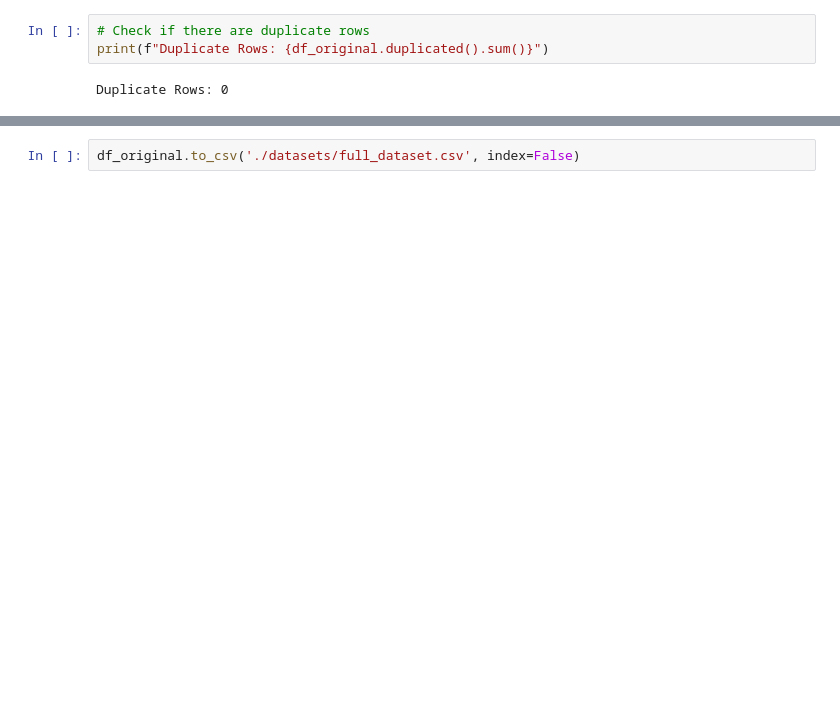
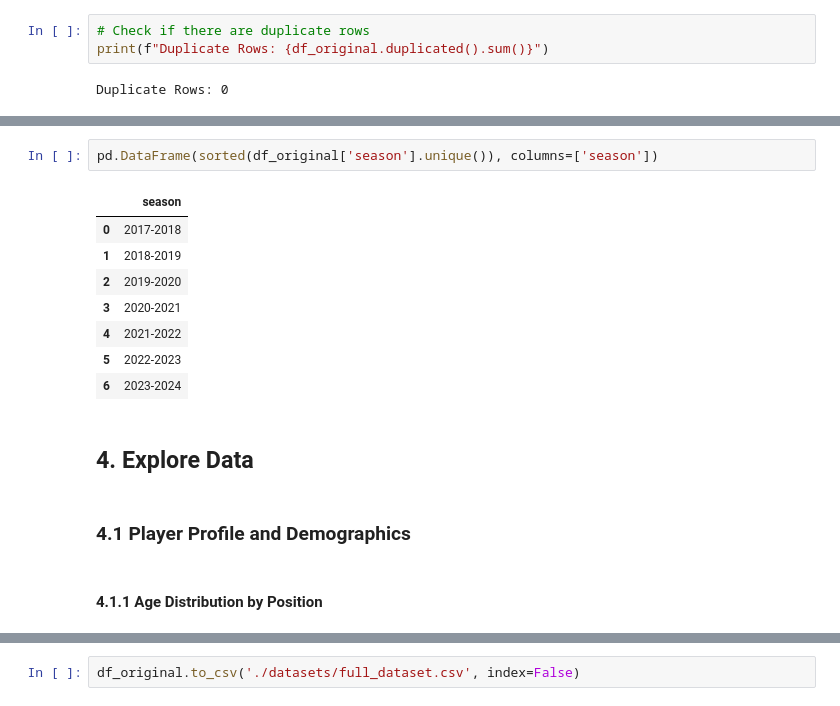
Before and after one commit to Mostafa710/FB-Attackers-Performances, a Jupyter notebook: data_exploration.ipynb, the cells around one changed output, grey strips where cells are left out. Cells and saved outputs as stored; diff of their text form; blank space fills up the shorter version.

```diff
--- a/data_exploration.ipynb
+++ b/data_exploration.ipynb
@@ -270,0 +165,17 @@ df_original['season'].unique().tolist()
+# %%
+pd.DataFrame(sorted(df_original['season'].unique()), columns=['season'])
+# %% [output]
+|  | season |
+| 0 | 2017-2018 |
+| 1 | 2018-2019 |
+| 2 | 2019-2020 |
+| 3 | 2020-2021 |
+| 4 | 2021-2022 |
+| 5 | 2022-2023 |
+| 6 | 2023-2024 |
+# %% [markdown]
+## 4. Explore Data
+# %% [markdown]
+### 4.1 Player Profile and Demographics
+# %% [markdown]
+#### 4.1.1 Age Distribution by Position
```
Also changed, not shown: parts of 29 cells of this notebook, 7 other files.
